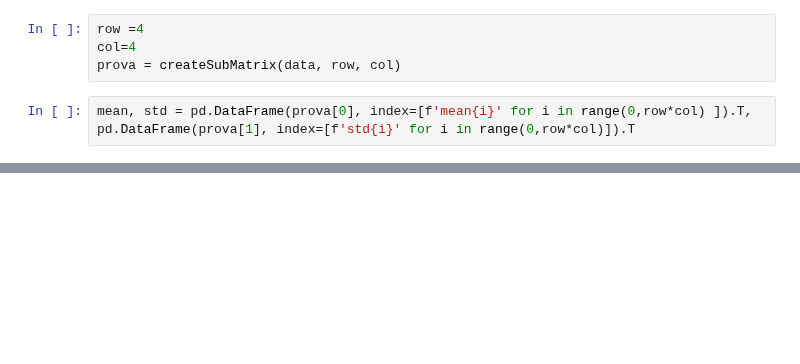
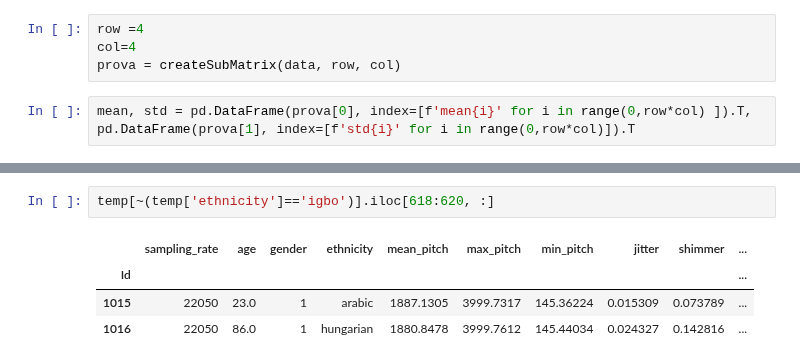
Before and after one commit to Nuzz23/01TWZSM_DataScienceLab, a Jupyter notebook: Assignment/Nunzio/Spectrogram.ipynb, the cells around one changed output, grey strips where cells are left out. Cells and saved outputs as stored; diff of their text form; blank space fills up the shorter version.

```diff
--- a/Assignment/Nunzio/Spectrogram.ipynb
+++ b/Assignment/Nunzio/Spectrogram.ipynb
@@ -136,0 +193,7 @@ np.float64(13.372187497443349)
+# %%
+temp[~(temp['ethnicity']=='igbo')].iloc[618:620, :]
+# %% [output]
+|  | sampling_rate | age | gender | ethnicity | mean_pitch | max_pitch | min_pitch | jitter | shimmer | ... |
+| Id |  |  |  |  |  |  |  |  |  | ... |
+| 1015 | 22050 | 23.0 | 1 | arabic | 1887.1305 | 3999.7317 | 145.36224 | 0.015309 | 0.073789 | ... |
+| 1016 | 22050 | 86.0 | 1 | hungarian | 1880.8478 | 3999.7612 | 145.44034 | 0.024327 | 0.142816 | ... |
```
Also changed, not shown: parts of 42 cells of this notebook, 2 other files.
